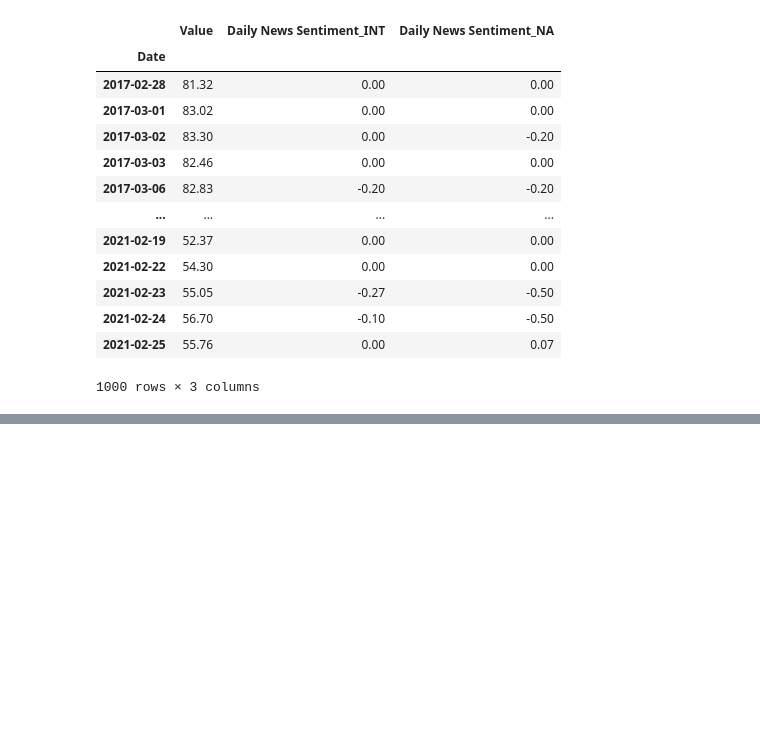
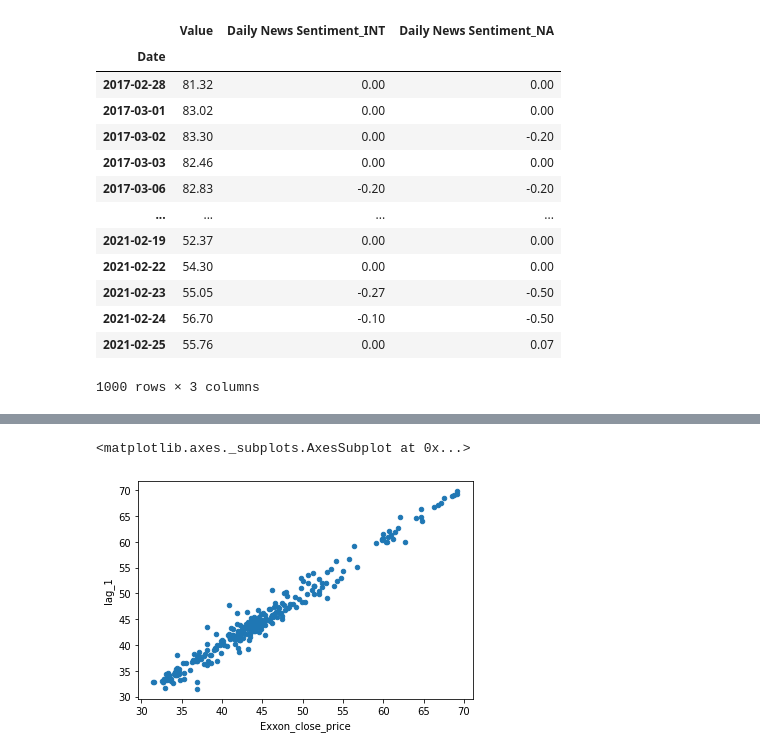
Before and after one commit to griffinwt/Hackathon_March2021, a Jupyter notebook: First_model.ipynb, the cells around one changed output, grey strips where cells are left out. Saved outputs shown, nothing was run; the diff lists cells and outputs as text; code cells hidden in the pictures; blank space fills up the shorter version.

```diff
--- a/First_model.ipynb
+++ b/First_model.ipynb
@@ -507,0 +469,4 @@ ax.legend();
+# %%
+allfeats['lag_1'] = allfeats['Exxon_close_price'].shift(1)
+allfeats['lag_2'] = allfeats['Exxon_close_price'].shift(2)
+allfeats['lag_3'] = allfeats['Exxon_close_price'].shift(3)
@@ -507,0 +483,5 @@ ax.legend();
+# %%
+allfeats.plot.scatter(x='Exxon_close_price', y='lag_1') #should be highly correlated (autocorrelation)
+# %% [output]
+<matplotlib.axes._subplots.AxesSubplot at 0x...>
+[figure, added]
```
Also changed, not shown: parts of 40 cells of this notebook.
